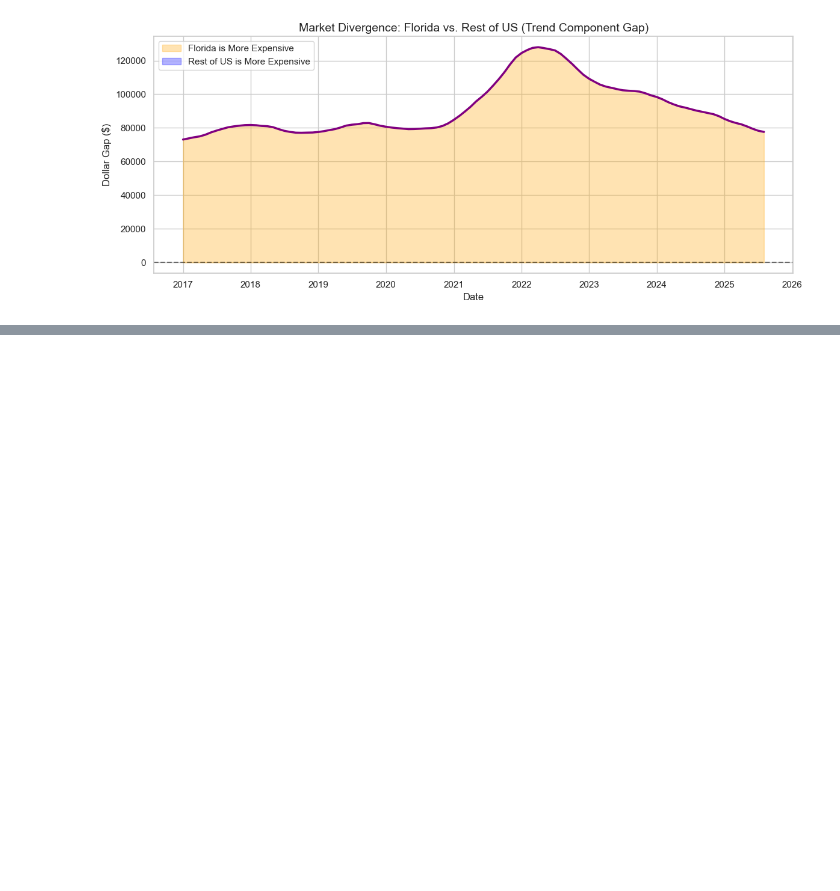
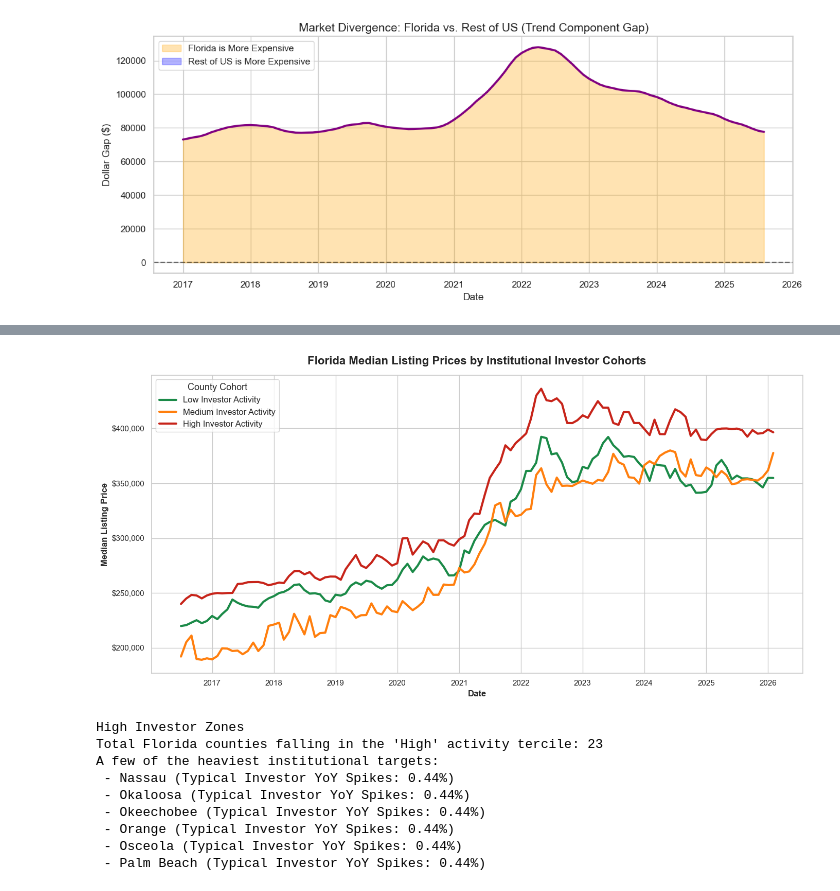
Before and after one commit to walde363/covid-housing-forecast, a Jupyter notebook: notebooks/timeseries.ipynb, the cells around one changed output, grey strips where cells are left out. Cells and saved outputs as stored; diff of their text form; code cells hidden in the pictures; blank space fills up the shorter version.

```diff
--- a/notebooks/timeseries.ipynb
+++ b/notebooks/timeseries.ipynb
@@ -315,0 +479,71 @@ p-value: 0.5478
+# %%
+# Filter explicitly for Florida
+fl_df = df[df['state'] == 'fl'].copy()
+
+# Determine the "Investor Activity Target" per County
+# calculate the median historically to identify overarching patterns
+county_investor_scores = fl_df.dropna(subset=['Investor Purchases YoY']).groupby('county_name_x')['Investor Purchases YoY'].median().reset_index()
+# Protect against duplicate edge-values (lots of exact 0%s) using a ranking system
+county_investor_scores['Score_Rank'] = county_investor_scores['Investor Purchases YoY'].rank(method='first')
+
+# divide the Florida counties into 3 even tiers
+county_investor_scores['Investor Category'] = pd.qcut(
+    county_investor_scores['Score_Rank'],
+    q=3,
+    labels=['Low Investor Activity', 'Medium Investor Activity', 'High Investor Activity']
+)
+# insert investor category tags into df
+fl_df = fl_df.merge(county_investor_scores[['county_name_x', 'Investor Category']], on='county_name_x', how='inner')
+
+# Group by Date and the 3 Categories to get median price for each cohort
+cohort_trends = fl_df.groupby(['date', 'Investor Category'], observed=True)['median_listing_price_x'].median().reset_index()
+
+# Build the Plot
+plt.figure(figsize=(14, 7))
+sns.set_theme(style="whitegrid")
+# Colors for High vs Low
+cohort_colors = {
+    'High Investor Activity': '#c7241a',   # Deep Red
+    'Medium Investor Activity': '#ff7f0e', # Orange
+    'Low Investor Activity': '#1b8a48'     # Green
+}
+ax = sns.lineplot(
+    data=cohort_trends,
+    x='date',
+    y='median_listing_price_x',
+    hue='Investor Category',
+    palette=cohort_colors,
+    linewidth=3
+)
+# Formatting
+plt.title('Florida Median Listing Prices by Institutional Investor Cohorts', fontsize=16, pad=15, fontweight='bold')
+plt.xlabel('Date', fontsize=12, fontweight='bold')
+plt.ylabel('Median Listing Price', fontsize=12, fontweight='bold')
+# Dollar format for the Y-Axis
+formatter = FuncFormatter(lambda x, pos: f'${x:,.0f}')
+ax.yaxis.set_major_formatter(formatter)
+plt.legend(title='County Cohort', title_fontsize='13', fontsize='12', loc='upper left')
+plt.tight_layout()
+plt.show()
+
+# counties categorized in the "High" bucket for context
+high_activity_counties = county_investor_scores[county_investor_scores['Investor Category'] == 'High Investor Activity']
+print("High Investor Zones")
+print(f"Total Florida counties falling in the 'High' activity tercile: {len(high_activity_counties)}")
+print("A few of the heaviest institutional targets:")
+top_samples = high_activity_counties.sort_values(by='Investor Purchases YoY', ascending=False).head(6)
+for index, row in top_samples.iterrows():
+    # Capitalizes the county name strings dynamically
+    county_clean = str(row['county_name_x']).title().replace(", Fl", "")
+    print(f" - {county_clean} (Typical Investor YoY Spikes: {row['Investor Purchases YoY']:.2f}%)")
+# %% [output]
+[figure, added]
+High Investor Zones
+Total Florida counties falling in the 'High' activity tercile: 23
+A few of the heaviest institutional targets:
+ - Nassau (Typical Investor YoY Spikes: 0.44%)
+ - Okaloosa (Typical Investor YoY Spikes: 0.44%)
+ - Okeechobee (Typical Investor YoY Spikes: 0.44%)
+ - Orange (Typical Investor YoY Spikes: 0.44%)
+ - Osceola (Typical Investor YoY Spikes: 0.44%)
+ - Palm Beach (Typical Investor YoY Spikes: 0.44%)
```
Also changed, not shown: parts of 2 cells of this notebook, 2 other files.
